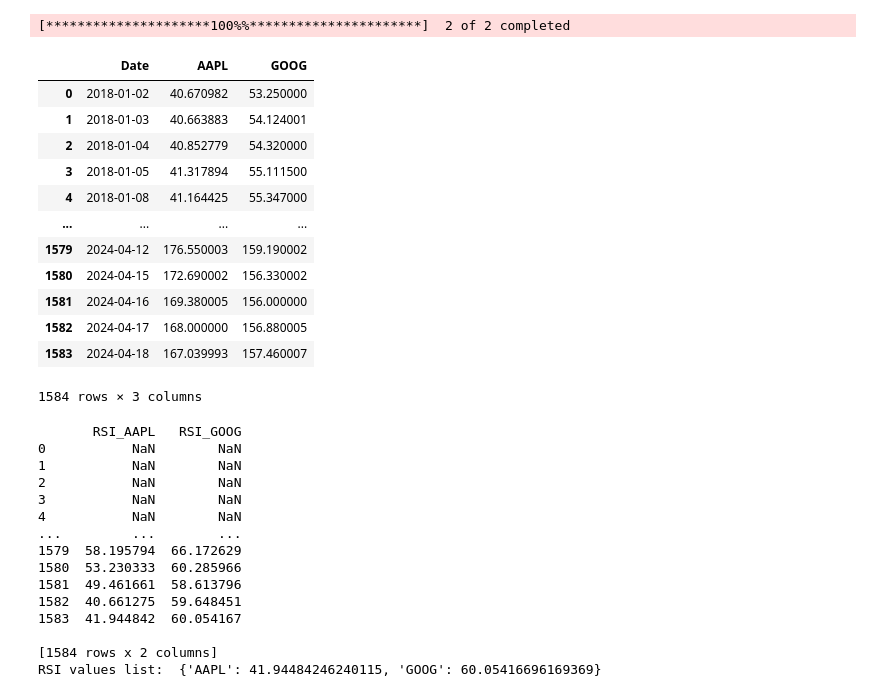
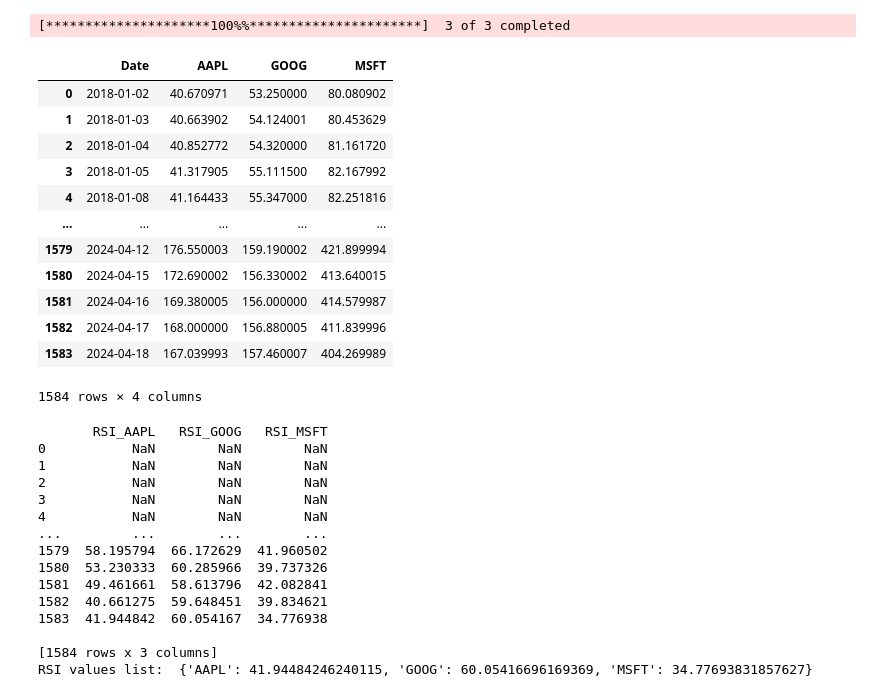
Before and after one commit to mburley127/TradingIndicators, a Jupyter notebook: Indicators/RSI.ipynb, the cells around one changed output. Saved outputs shown, nothing was run; the diff lists cells and outputs as text; code cells hidden in the pictures.

```diff
--- a/Indicators/RSI.ipynb
+++ b/Indicators/RSI.ipynb
@@ -6,45 +6,45 @@ import matplotlib.pyplot as plt
 import yfinance as yf
 # %%
 ### Load in Stock Data
-tickers = ['AAPL', 'GOOG']
+tickers = ['AAPL', 'GOOG', 'MSFT']
 start_date = '2018-01-01'
 
 def import_stock_data(tickers, start_date):
     data = pd.DataFrame()
     if len([tickers]) == 1:
         data[tickers] = yf.download(tickers, start_date)['Adj Close']
         data = pd.DataFrame(data)
     else:
         for t in tickers:
             data[t] = yf.download(tickers, start_date)['Adj Close']
     # Reset index to make headings in the same row
     data.reset_index(inplace = True)
 
     data['Date'] = pd.to_datetime(data['Date'])
 
     return data
 
 stock_data = import_stock_data(tickers, start_date)
 stock_data
 # %% [output]
-[*********************100%%**********************]  2 of 2 completed
+[*********************100%%**********************]  3 of 3 completed
-|  | Date | AAPL | GOOG |
-| 0 | 2018-01-02 | 40.670982 | 53.250000 |
-| 1 | 2018-01-03 | 40.663883 | 54.124001 |
-| 2 | 2018-01-04 | 40.852779 | 54.320000 |
-| 3 | 2018-01-05 | 41.317894 | 55.111500 |
-| 4 | 2018-01-08 | 41.164425 | 55.347000 |
-| ... | ... | ... | ... |
-| 1579 | 2024-04-12 | 176.550003 | 159.190002 |
-| 1580 | 2024-04-15 | 172.690002 | 156.330002 |
-| 1581 | 2024-04-16 | 169.380005 | 156.000000 |
-| 1582 | 2024-04-17 | 168.000000 | 156.880005 |
-| 1583 | 2024-04-18 | 167.039993 | 157.460007 |
+|  | Date | AAPL | GOOG | MSFT |
+| 0 | 2018-01-02 | 40.670971 | 53.250000 | 80.080902 |
+| 1 | 2018-01-03 | 40.663902 | 54.124001 | 80.453629 |
+| 2 | 2018-01-04 | 40.852772 | 54.320000 | 81.161720 |
+| 3 | 2018-01-05 | 41.317905 | 55.111500 | 82.167992 |
+| 4 | 2018-01-08 | 41.164433 | 55.347000 | 82.251816 |
+| ... | ... | ... | ... | ... |
+| 1579 | 2024-04-12 | 176.550003 | 159.190002 | 421.899994 |
+| 1580 | 2024-04-15 | 172.690002 | 156.330002 | 413.640015 |
+| 1581 | 2024-04-16 | 169.380005 | 156.000000 | 414.579987 |
+| 1582 | 2024-04-17 | 168.000000 | 156.880005 | 411.839996 |
+| 1583 | 2024-04-18 | 167.039993 | 157.460007 | 404.269989 |
-1584 rows × 3 columns
+1584 rows × 4 columns
 # %%
 ### Compute RSI for Multiple Tickers
 def calculate_rsi(data, periods, tickers):
-    rsi_df = pd.DataFrame(index=data.index)
+    rsi_df = pd.DataFrame(index = data.index)
     rsi_vals = {}
 
     for t in tickers:
@@ -54,8 +54,8 @@ def calculate_rsi(data, periods, tickers):
         data[f'{t}_Gain'] = data[f'{t}_Price Change'].apply(lambda x: x if x > 0 else 0)
         data[f'{t}_Loss'] = data[f'{t}_Price Change'].apply(lambda x: abs(x) if x < 0 else 0)
         # Calculate average gains and losses over the period
-        data[f'{t}_Avg Gain'] = data[f'{t}_Gain'].rolling(window=periods).mean()
-        data[f'{t}_Avg Loss'] = data[f'{t}_Loss'].rolling(window=periods).mean()
+        data[f'{t}_Avg Gain'] = data[f'{t}_Gain'].rolling(window = periods).mean()
+        data[f'{t}_Avg Loss'] = data[f'{t}_Loss'].rolling(window = periods).mean()
         # Calculate RS (Relative Strength)
         data[f'{t}_RS'] = data[f'{t}_Avg Gain'] / data[f'{t}_Avg Loss']
         # Calculate RSI using the formula: RSI = 100 - (100 / (1 + RS))
@@ -68,22 +68,22 @@ def calculate_rsi(data, periods, tickers):
     return rsi_df, rsi_vals
 
 # Call the function to calculate RSI for multiple tickers
-rsi_df, rsi_vals = calculate_rsi(stock_data, periods=14, tickers=tickers)
+rsi_df, rsi_vals = calculate_rsi(stock_data, periods = 14, tickers = tickers)
 print(rsi_df)
 print("RSI values list: ", rsi_vals)
 # %% [output]
-       RSI_AAPL   RSI_GOOG
-0           NaN        NaN
-1           NaN        NaN
-2           NaN        NaN
-3           NaN        NaN
-4           NaN        NaN
-...         ...        ...
-1579  58.195794  66.172629
-1580  53.230333  60.285966
-1581  49.461661  58.613796
-1582  40.661275  59.648451
-1583  41.944842  60.054167
+       RSI_AAPL   RSI_GOOG   RSI_MSFT
+0           NaN        NaN        NaN
+1           NaN        NaN        NaN
+2           NaN        NaN        NaN
+3           NaN        NaN        NaN
+4           NaN        NaN        NaN
+...         ...        ...        ...
+1579  58.195794  66.172629  41.960502
+1580  53.230333  60.285966  39.737326
+1581  49.461661  58.613796  42.082841
+1582  40.661275  59.648451  39.834621
+1583  41.944842  60.054167  34.776938
 
-[1584 rows x 2 columns]
-RSI values list:  {'AAPL': 41.94484246240115, 'GOOG': 60.05416696169369}
+[1584 rows x 3 columns]
+RSI values list:  {'AAPL': 41.94484246240115, 'GOOG': 60.05416696169369, 'MSFT': 34.77693831857627}
```
Also changed, not shown: parts of 1 cell of this notebook, 1 other file.
